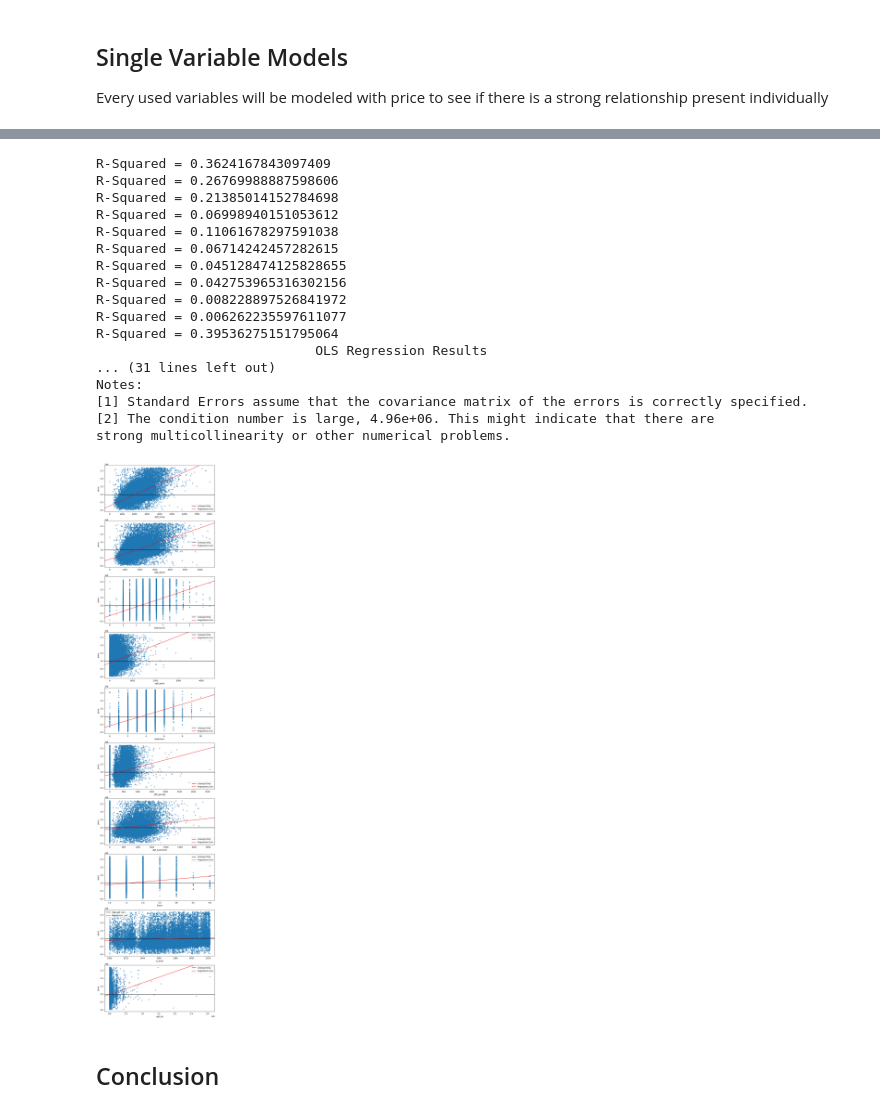
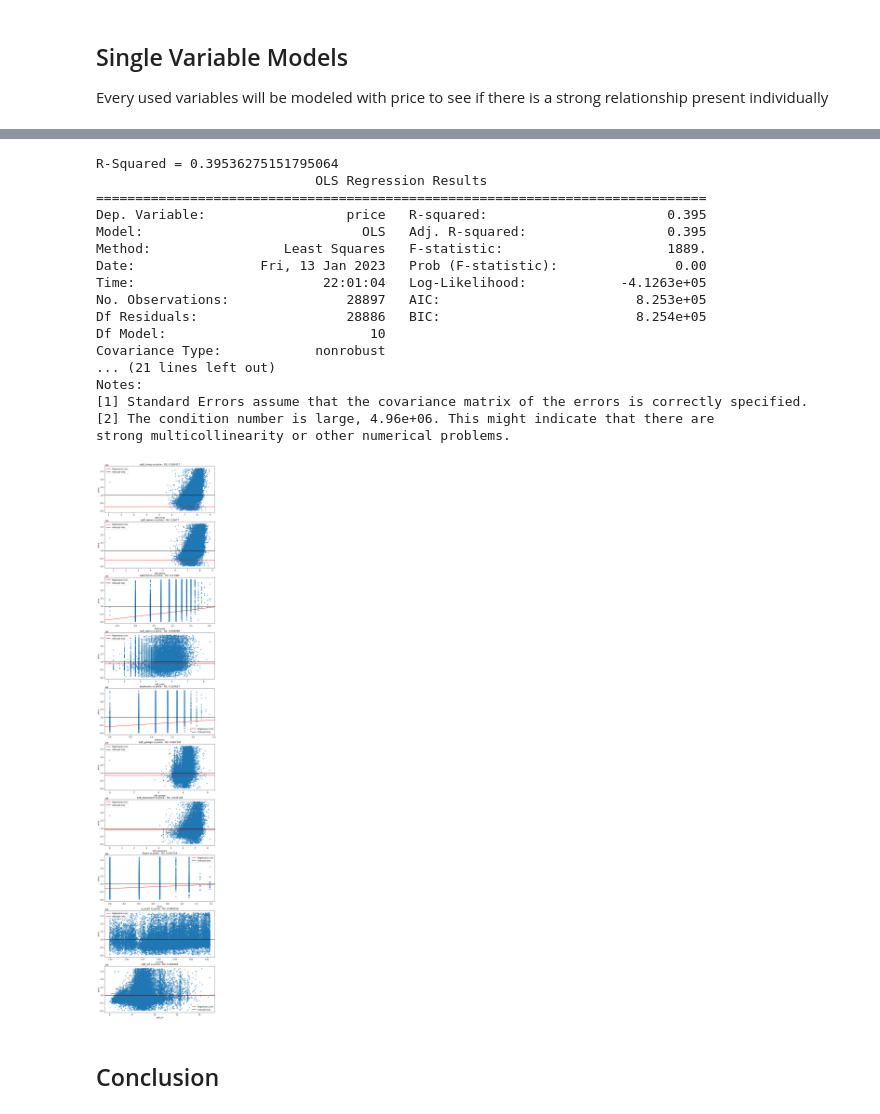
Before and after one commit to Tommyphung1/King-County-Feature-Regression, a Jupyter notebook: notebook.ipynb, the cells around one changed output, grey strips where cells are left out. Cells and saved outputs as stored; diff of their text form; code cells hidden in the pictures.

```diff
--- a/notebook.ipynb
+++ b/notebook.ipynb
@@ -145,38 +73,30 @@ for column in used_columns:
 # %%
-index = 0
-models = {}
-fig, ax = plt.subplots(len(used_columns), figsize = (10,50))
-for column in used_columns:
-    models[column] = (helpers.dp.create_model(df_prepped, column, 'price'))
-    print('R-Squared = {}'.format(models[column][1].rsquared))
-    df_prepped.plot.scatter(column, 'price', ax = ax[index], alpha = .5)
-    ax[index].axhline(df_prepped['price'].mean(), c = 'black', label = 'Intecept Only' )
-    sm.graphics.abline_plot(model_results= models[column][1] ,label = 'Regression Line', ax = ax[index], c = 'r')
-    ax[index].legend()
-    index += 1
-
 all_model, all_results = helpers.dp.create_model(df_prepped, used_columns, 'price')
 print('R-Squared = {}'.format(all_results.rsquared))
 print(all_results.summary())
 # %% [output]
-R-Squared = 0.3624167843097409
-R-Squared = 0.26769988887598606
-R-Squared = 0.21385014152784698
-R-Squared = 0.06998940151053612
-R-Squared = 0.11061678297591038
-R-Squared = 0.06714242457282615
-R-Squared = 0.045128474125828655
-R-Squared = 0.042753965316302156
-R-Squared = 0.008228897526841972
-R-Squared = 0.006262235597611077
 R-Squared = 0.39536275151795064
                             OLS Regression Results
-... (31 lines left out)
+==============================================================================
+Dep. Variable:                  price   R-squared:                       0.395
+Model:                            OLS   Adj. R-squared:                  0.395
+Method:                 Least Squares   F-statistic:                     1889.
+Date:                Fri, 13 Jan 2023   Prob (F-statistic):               0.00
+Time:                        22:01:04   Log-Likelihood:            -4.1263e+05
+No. Observations:               28897   AIC:                         8.253e+05
+Df Residuals:                   28886   BIC:                         8.254e+05
+Df Model:                          10
+Covariance Type:            nonrobust
+... (21 lines left out)
 Notes:
 [1] Standard Errors assume that the covariance matrix of the errors is correctly specified.
 [2] The condition number is large, 4.96e+06. This might indicate that there are
 strong multicollinearity or other numerical problems.
-[figure, removed]
+# %%
+df_log = helpers.de.apply_log(df_prepped, used_columns)
+fig, ax = helpers.dv.plot_dataframe(df_log, used_columns, (10,50), regression= True, results= results);
+# %% [output]
+[figure, added]
 # %% [markdown]
 ## Conclusion
 # %% [markdown]
```
Also changed, not shown: parts of 8 cells of this notebook, 4 other files.
